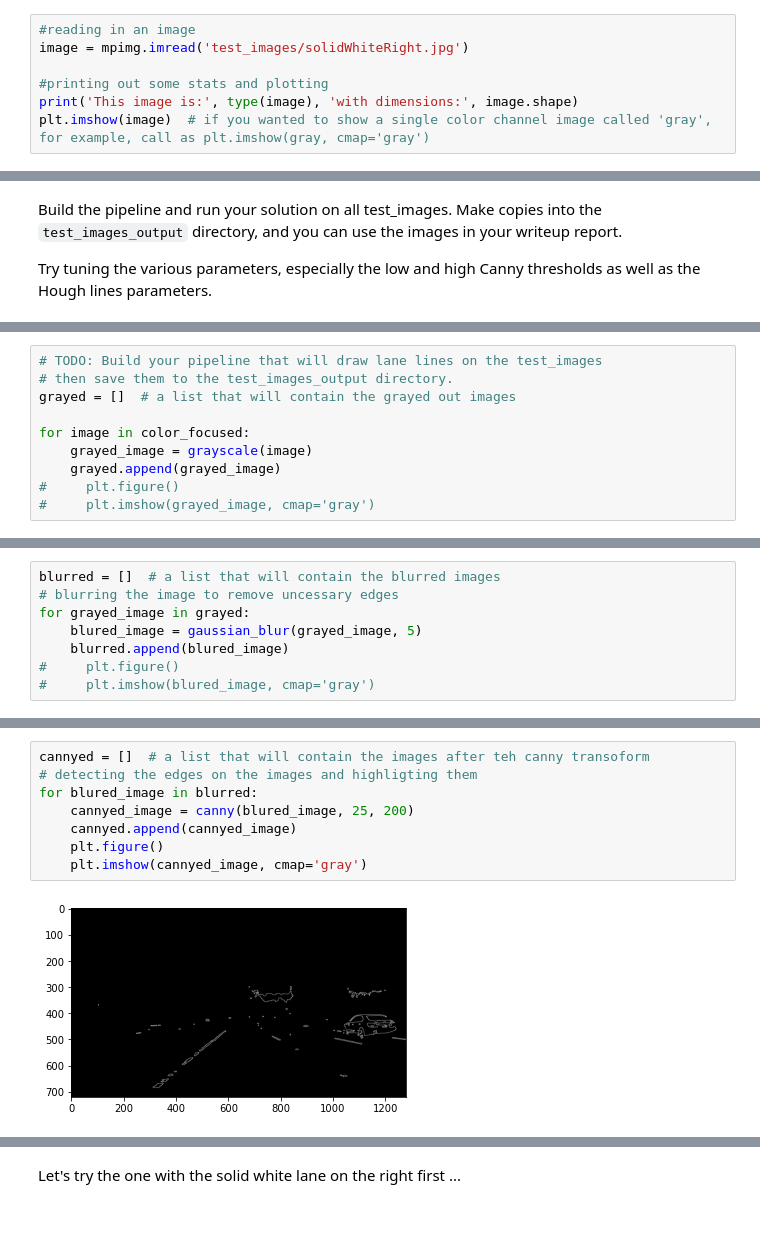
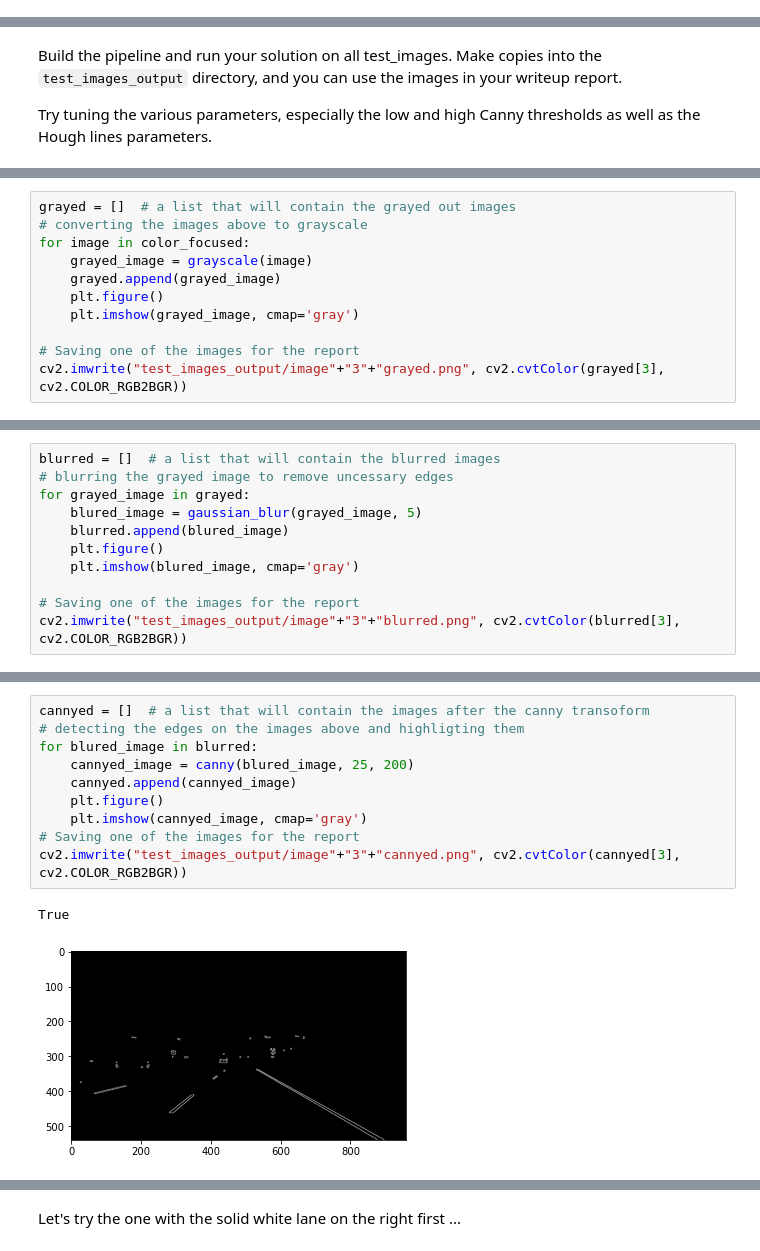
Before and after one commit to DaniMarts/CarND-LaneLines-P1, a Jupyter notebook: P1.ipynb, the cells around one changed output, grey strips where cells are left out. Drawn from its saved outputs; the diff is of its cells as text; blank space fills up the shorter version.

```diff
--- a/P1.ipynb
+++ b/P1.ipynb
@@ -52,7 +21,0 @@ import cv2
-# %%
-#reading in an image
-image = mpimg.imread('test_images/solidWhiteRight.jpg')
-
-#printing out some stats and plotting
-print('This image is:', type(image), 'with dimensions:', image.shape)
-plt.imshow(image)  # if you wanted to show a single color channel image called 'gray', for example, call as plt.imshow(gray, cmap='gray')
@@ -515,10 +344,11 @@ for i in range(len(raw_images)):
 # %%
-# TODO: Build your pipeline that will draw lane lines on the test_images
-# then save them to the test_images_output directory.
 grayed = []  # a list that will contain the grayed out images
-
+# converting the images above to grayscale
 for image in color_focused:
     grayed_image = grayscale(image)
     grayed.append(grayed_image)
-#     plt.figure()
-#     plt.imshow(grayed_image, cmap='gray')
+    plt.figure()
+    plt.imshow(grayed_image, cmap='gray')
+
+# Saving one of the images for the report
+cv2.imwrite("test_images_output/image"+"3"+"grayed.png", cv2.cvtColor(grayed[3], cv2.COLOR_RGB2BGR))
@@ -525,8 +363,11 @@ for image in color_focused:
 # %%
 blurred = []  # a list that will contain the blurred images
-# blurring the image to remove uncessary edges
+# blurring the grayed image to remove uncessary edges
 for grayed_image in grayed:
     blured_image = gaussian_blur(grayed_image, 5)
     blurred.append(blured_image)
-#     plt.figure()
-#     plt.imshow(blured_image, cmap='gray')
+    plt.figure()
+    plt.imshow(blured_image, cmap='gray')
+
+# Saving one of the images for the report
+cv2.imwrite("test_images_output/image"+"3"+"blurred.png", cv2.cvtColor(blurred[3], cv2.COLOR_RGB2BGR))
@@ -533,10 +382,13 @@ for grayed_image in grayed:
 # %%
-cannyed = []  # a list that will contain the images after teh canny transoform
-# detecting the edges on the images and highligting them
+cannyed = []  # a list that will contain the images after the canny transoform
+# detecting the edges on the images above and highligting them
 for blured_image in blurred:
     cannyed_image = canny(blured_image, 25, 200)
     cannyed.append(cannyed_image)
     plt.figure()
     plt.imshow(cannyed_image, cmap='gray')
+# Saving one of the images for the report
+cv2.imwrite("test_images_output/image"+"3"+"cannyed.png", cv2.cvtColor(cannyed[3], cv2.COLOR_RGB2BGR))
 # %% [output]
+True
-[figure, old version]
+[figure, new version]
```
Also changed, not shown: parts of 40 cells of this notebook, 6 other files.
